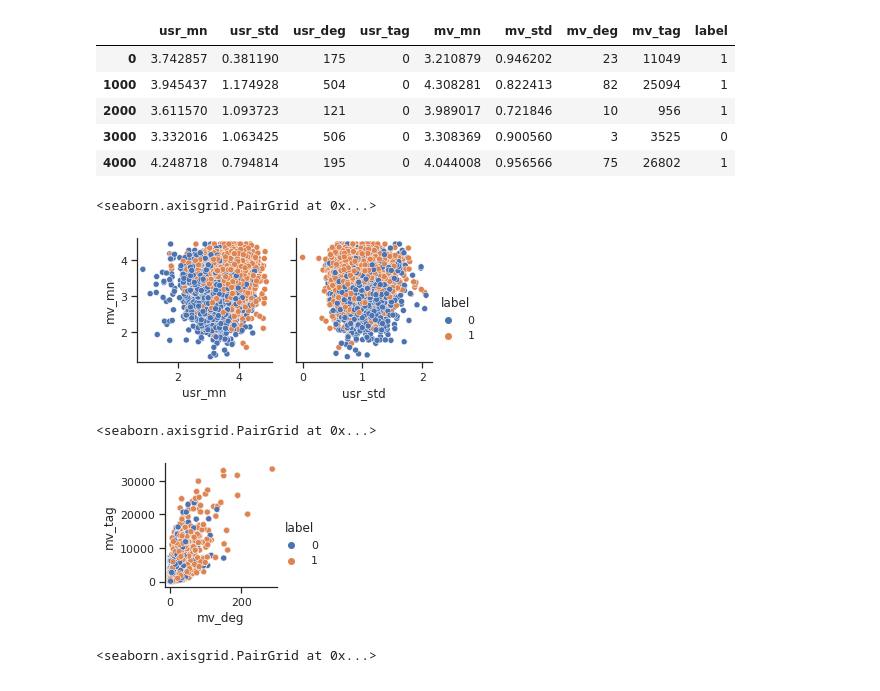
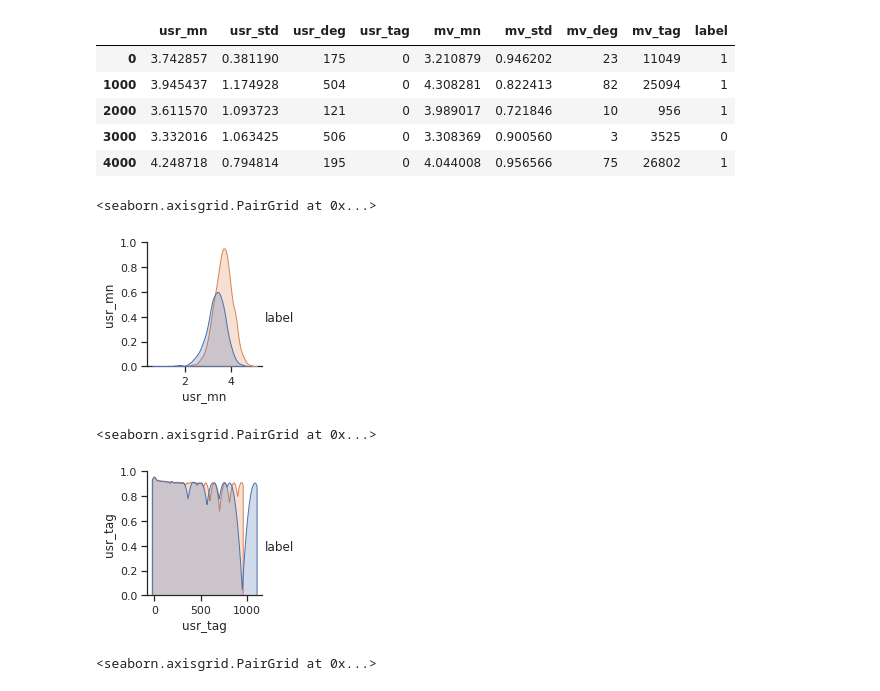
Before and after one commit to TiphaineV/gpeg, a Jupyter notebook: Graph_heavy.ipynb, the cells around one changed output. Drawn from its saved outputs; the diff is of its cells as text; code cells hidden in the pictures.

```diff
--- a/Graph_heavy.ipynb
+++ b/Graph_heavy.ipynb
@@ -663,28 +787,30 @@ X_.head(5)
 # %%
 sns.set(rc={'figure.figsize':(15,15)})
 sns.set_theme(style="ticks")
 
-x_vars = ["usr_mn", "usr_std"]
-y_vars = ["mv_mn"]
+x_vars = ["usr_mn"]
+y_vars = ["usr_tag"]
 
 g = sns.PairGrid(X_, hue='label', x_vars=x_vars, y_vars=y_vars)
-g.map_diag(sns.kdeplot, color=".3")
+g.map_diag(sns.kdeplot, color=".3", fill=True)
 g.map_offdiag(sns.scatterplot)
 g.add_legend()
 # %% [output]
 <seaborn.axisgrid.PairGrid at 0x...>
-[figure, old version]
+[figure, new version]
 # %%
 sns.set_theme(style="ticks")
-x_vars = ["mv_deg"]
-y_vars = ["mv_tag"]
+x_vars = ["usr_tag"]
+y_vars = ["usr_tag"]
 g = sns.PairGrid(X_, hue='label', x_vars=x_vars, y_vars=y_vars)
-g.map_diag(sns.kdeplot, color=".3")
+g.map_diag(sns.kdeplot, color=".3", fill= True)
+ax = g.diag_axes[0]
+ax.set_yscale('log')
 g.map_offdiag(sns.scatterplot)
 g.add_legend()
 # %% [output]
 <seaborn.axisgrid.PairGrid at 0x...>
-[figure, old version]
+[figure, new version]
 # %%
 ax = g.axes[2,0]
 ax.set_yscale('log')
```
Also changed, not shown: parts of 109 cells of this notebook.
